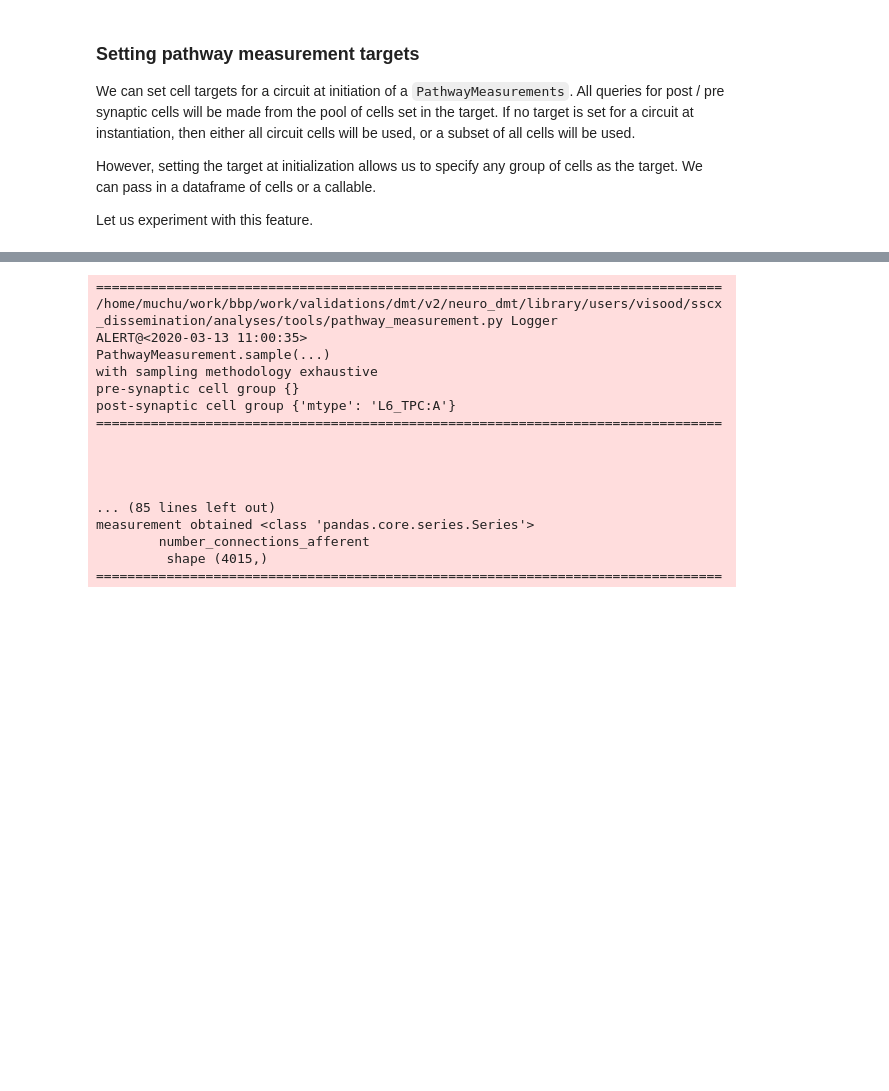
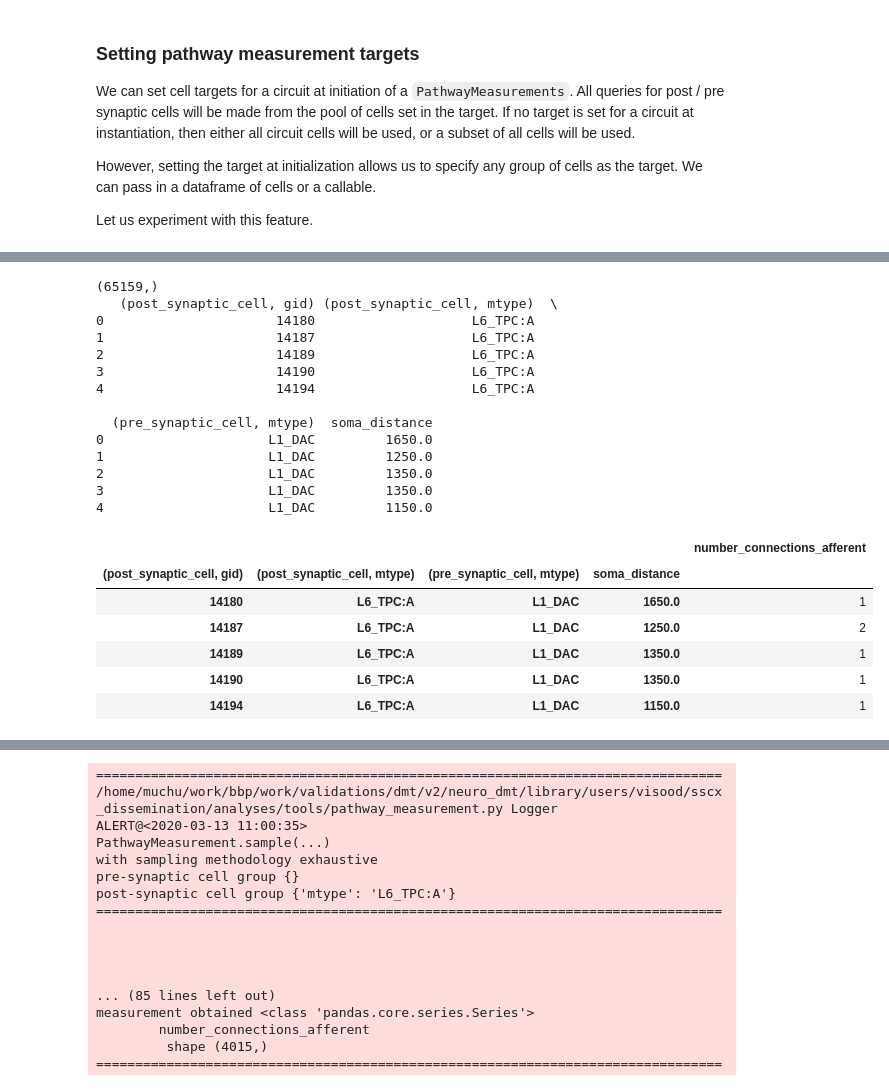
Before and after one commit to BlueBrain/DMT, a Jupyter notebook: v2/neuro_dmt/library/users/visood/sscx_dissemination/analyses/notebooks/sscx-analysis.ipynb, the cells around one changed output, grey strips where cells are left out. Saved outputs shown, nothing was run; the diff lists cells and outputs as text; code cells hidden in the pictures; blank space fills up the shorter version.

```diff
--- a/v2/neuro_dmt/library/users/visood/sscx_dissemination/analyses/notebooks/sscx-analysis.ipynb
+++ b/v2/neuro_dmt/library/users/visood/sscx_dissemination/analyses/notebooks/sscx-analysis.ipynb
@@ -1518,0 +1515,5 @@ pandamonium = affdeg_batch.pandamonad
+# %%
+nca_l6tpca =\
+    affdeg_batch.collector(prefixed=False)(
+        circuit_model, adapter,
+        post_synaptic_cell_group={"mtype": "L6_TPC:A"})
@@ -1518,0 +1548,33 @@ pandamonium = affdeg_batch.pandamonad
+# %%
+print(nca_l6tpca.shape)
+query =\
+    pm.PathwayQuery(
+        direction="AFF",
+        pre_synaptic_cell_group={},
+        post_synaptic_cell_group={"mtype": "L6_TPC:A"})
+affdeg_batch._prefixed_with_synaptic_roles(
+    circuit_model, adapter, query,
+    nca_l6tpca
+).head()
+# %% [output]
+(65159,)
+   (post_synaptic_cell, gid) (post_synaptic_cell, mtype)  \
+0                      14180                    L6_TPC:A
+1                      14187                    L6_TPC:A
+2                      14189                    L6_TPC:A
+3                      14190                    L6_TPC:A
+4                      14194                    L6_TPC:A
+
+  (pre_synaptic_cell, mtype)  soma_distance
+0                     L1_DAC         1650.0
+1                     L1_DAC         1250.0
+2                     L1_DAC         1350.0
+3                     L1_DAC         1350.0
+4                     L1_DAC         1150.0
+|  |  |  |  | number_connections_afferent |
+| (post_synaptic_cell, gid) | (post_synaptic_cell, mtype) | (pre_synaptic_cell, mtype) | soma_distance |  |
+| 14180 | L6_TPC:A | L1_DAC | 1650.0 | 1 |
+| 14187 | L6_TPC:A | L1_DAC | 1250.0 | 2 |
+| 14189 | L6_TPC:A | L1_DAC | 1350.0 | 1 |
+| 14190 | L6_TPC:A | L1_DAC | 1350.0 | 1 |
+| 14194 | L6_TPC:A | L1_DAC | 1150.0 | 1 |
```
Also changed, not shown: parts of 11 cells of this notebook, 1 other file.
